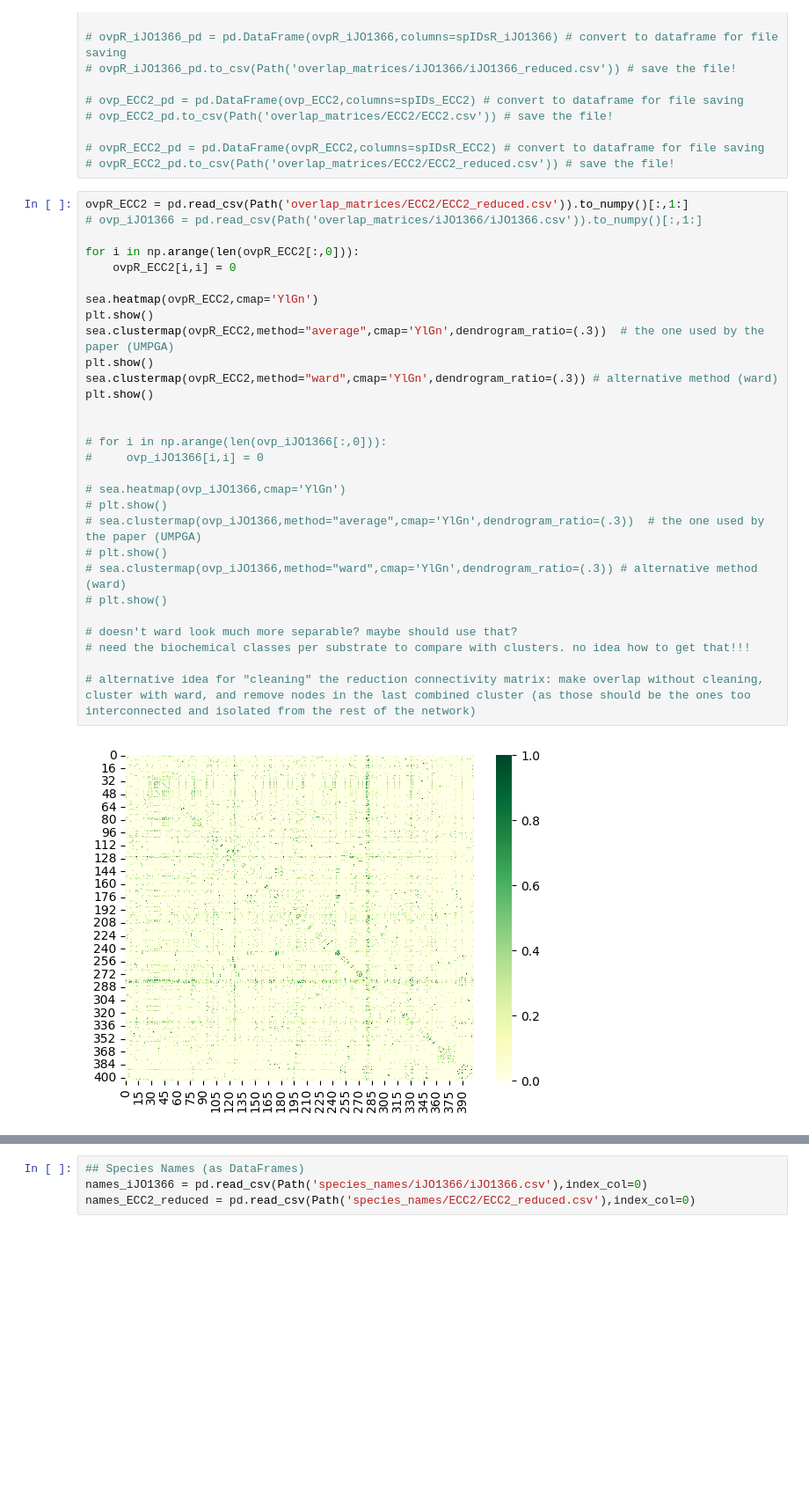
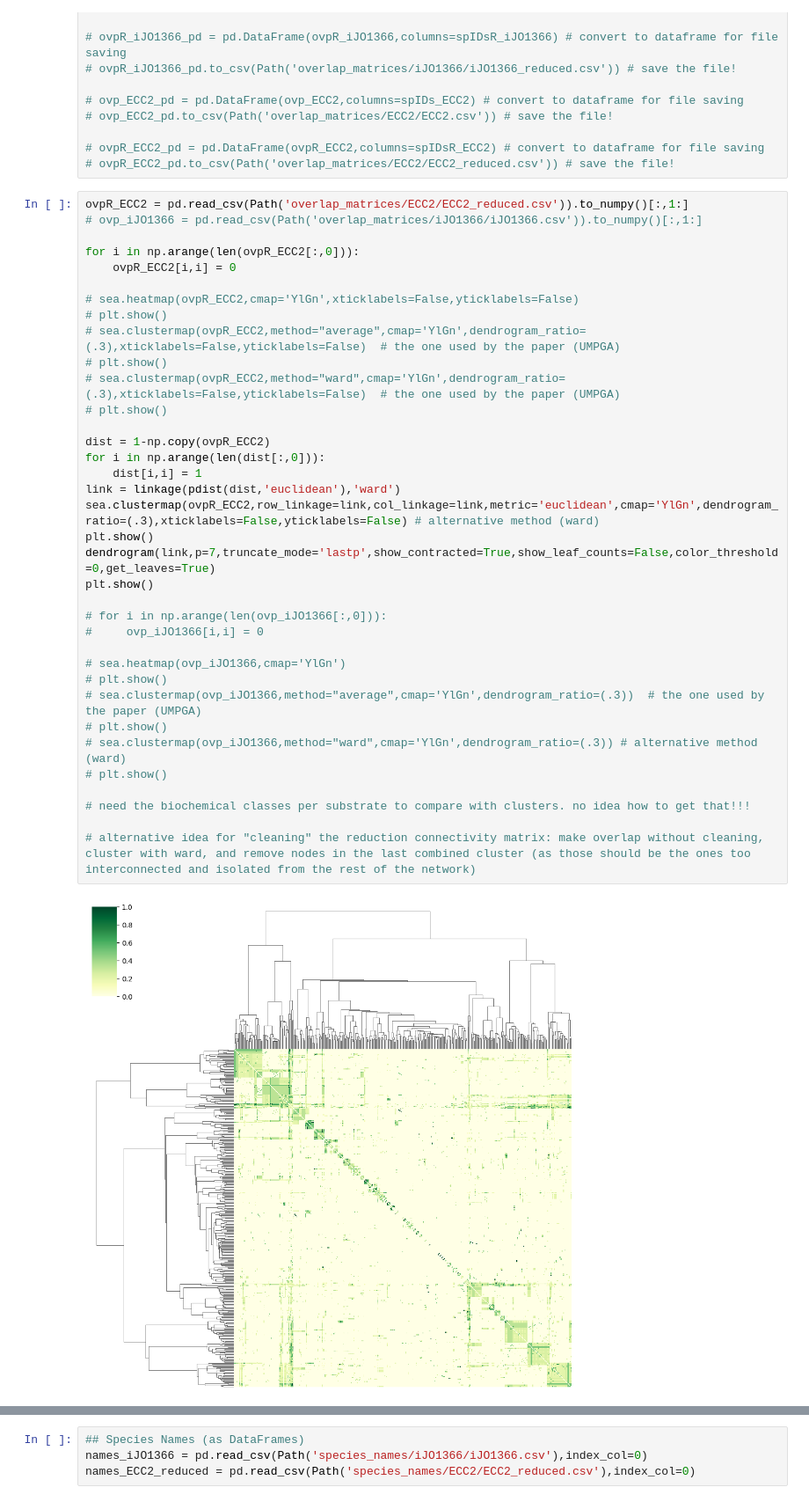
Before and after one commit to skelysium/metabolism-clustering, a Jupyter notebook: project_code.ipynb, the cells around one changed output, grey strips where cells are left out. Shown: that part at 88% size. Saved outputs shown, nothing was run; the diff lists cells and outputs as text; blank space fills up the shorter version.

Commit message:
finished adding scalefree network to C(k) graphs. edited dendrogram visualizations for more clarity

```diff
--- a/project_code.ipynb
+++ b/project_code.ipynb
@@ -384,31 +387,38 @@ def overlap(connect):
 # %%
 ovpR_ECC2 = pd.read_csv(Path('overlap_matrices/ECC2/ECC2_reduced.csv')).to_numpy()[:,1:]
 # ovp_iJO1366 = pd.read_csv(Path('overlap_matrices/iJO1366/iJO1366.csv')).to_numpy()[:,1:]
 
 for i in np.arange(len(ovpR_ECC2[:,0])):
     ovpR_ECC2[i,i] = 0
 
-sea.heatmap(ovpR_ECC2,cmap='YlGn')
+# sea.heatmap(ovpR_ECC2,cmap='YlGn',xticklabels=False,yticklabels=False)
+# plt.show()
+# sea.clustermap(ovpR_ECC2,method="average",cmap='YlGn',dendrogram_ratio=(.3),xticklabels=False,yticklabels=False)  # the one used by the paper (UMPGA)
+# plt.show()
+# sea.clustermap(ovpR_ECC2,method="ward",cmap='YlGn',dendrogram_ratio=(.3),xticklabels=False,yticklabels=False)  # the one used by the paper (UMPGA)
+# plt.show()
+
+dist = 1-np.copy(ovpR_ECC2)
+for i in np.arange(len(dist[:,0])):
+    dist[i,i] = 1
+link = linkage(pdist(dist,'euclidean'),'ward')
+sea.clustermap(ovpR_ECC2,row_linkage=link,col_linkage=link,metric='euclidean',cmap='YlGn',dendrogram_ratio=(.3),xticklabels=False,yticklabels=False) # alternative method (ward)
 plt.show()
-sea.clustermap(ovpR_ECC2,method="average",cmap='YlGn',dendrogram_ratio=(.3))  # the one used by the paper (UMPGA)
+dendrogram(link,p=7,truncate_mode='lastp',show_contracted=True,show_leaf_counts=False,color_threshold=0,get_leaves=True)
 plt.show()
-sea.clustermap(ovpR_ECC2,method="ward",cmap='YlGn',dendrogram_ratio=(.3)) # alternative method (ward)
-plt.show()
-
 
 # for i in np.arange(len(ovp_iJO1366[:,0])):
 #     ovp_iJO1366[i,i] = 0
 
 # sea.heatmap(ovp_iJO1366,cmap='YlGn')
 # plt.show()
 # sea.clustermap(ovp_iJO1366,method="average",cmap='YlGn',dendrogram_ratio=(.3))  # the one used by the paper (UMPGA)
 # plt.show()
 # sea.clustermap(ovp_iJO1366,method="ward",cmap='YlGn',dendrogram_ratio=(.3)) # alternative method (ward)
 # plt.show()
 
-# doesn't ward look much more separable? maybe should use that?
 # need the biochemical classes per substrate to compare with clusters. no idea how to get that!!!
 
 # alternative idea for "cleaning" the reduction connectivity matrix: make overlap without cleaning, cluster with ward, and remove nodes in the last combined cluster (as those should be the ones too interconnected and isolated from the rest of the network)
 # %% [output]
-[figure, old version]
+[figure, new version]
```
Also changed, not shown: parts of 3 cells of this notebook.
